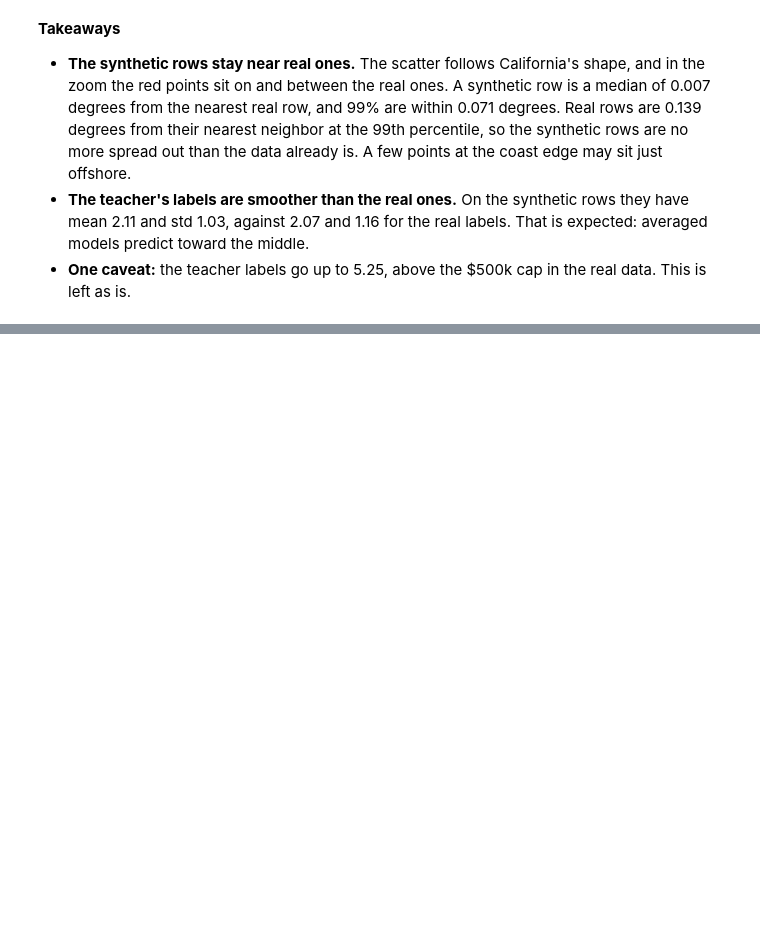
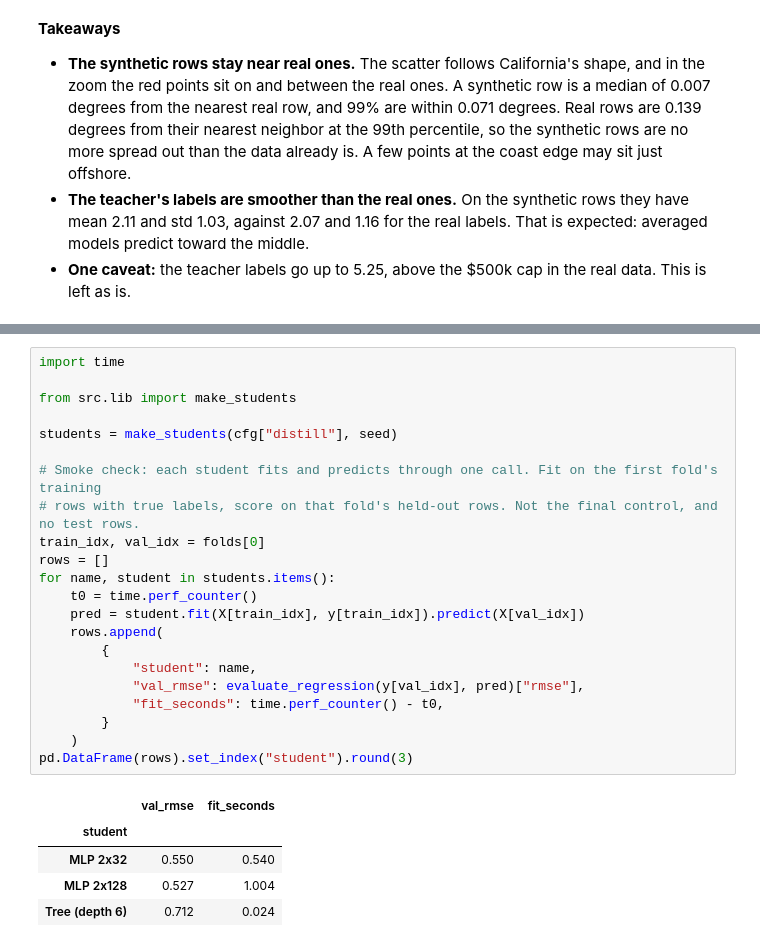
Before and after one commit to minhbtnguyen/ensemble-distillation, a Jupyter notebook: notebooks/distillation.ipynb, the cells around one changed output, grey strips where cells are left out. Drawn from its saved outputs; the diff is of its cells as text; blank space fills up the shorter version.

Commit message:
feat: add the three students

```diff
--- a/notebooks/distillation.ipynb
+++ b/notebooks/distillation.ipynb
@@ -222,0 +226,28 @@ pd.DataFrame({"real labels": pd.Series(y_dev).describe(), "teacher labels, synth
+# %%
+import time
+
+from src.lib import make_students
+
+students = make_students(cfg["distill"], seed)
+
+# Smoke check: each student fits and predicts through one call. Fit on the first fold's training
+# rows with true labels, score on that fold's held-out rows. Not the final control, and no test rows.
+train_idx, val_idx = folds[0]
+rows = []
+for name, student in students.items():
+    t0 = time.perf_counter()
+    pred = student.fit(X[train_idx], y[train_idx]).predict(X[val_idx])
+    rows.append(
+        {
+            "student": name,
+            "val_rmse": evaluate_regression(y[val_idx], pred)["rmse"],
+            "fit_seconds": time.perf_counter() - t0,
+        }
+    )
+pd.DataFrame(rows).set_index("student").round(3)
+# %% [output]
+|  | val_rmse | fit_seconds |
+| student |  |  |
+| MLP 2x32 | 0.550 | 0.540 |
+| MLP 2x128 | 0.527 | 1.004 |
+| Tree (depth 6) | 0.712 | 0.024 |
```
Also changed, not shown: parts of 2 cells of this notebook, 4 other files.
